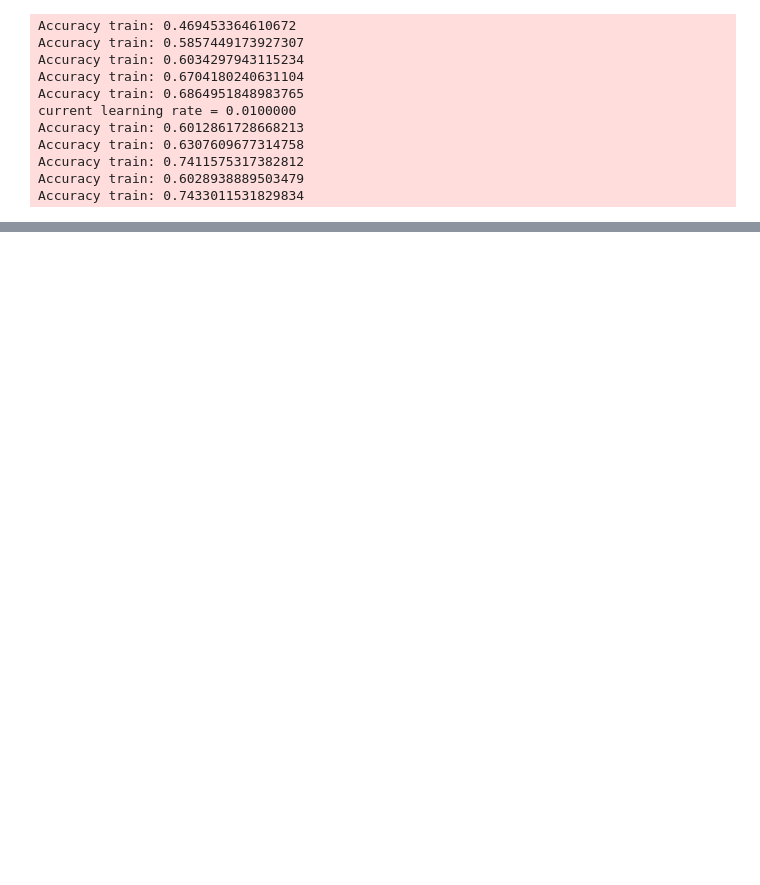
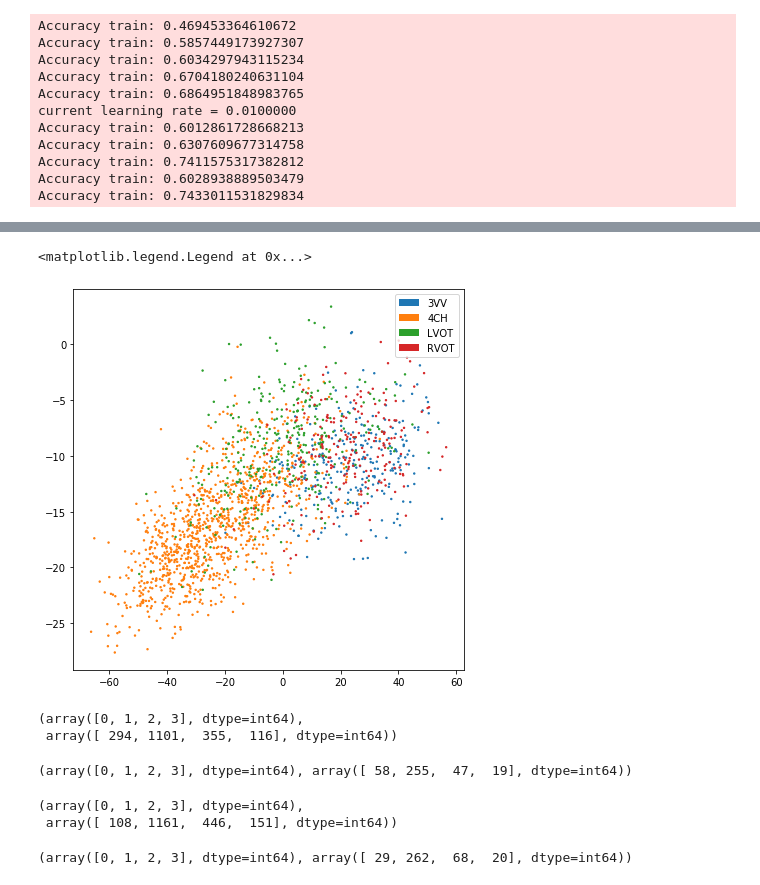
Before and after one commit to einbandi/latent-projective-interventions, a Jupyter notebook: sononet-ptsne.ipynb, the cells around one changed output, grey strips where cells are left out. Drawn from its saved outputs; the diff is of its cells as text; code cells hidden in the pictures; blank space fills up the shorter version.

```diff
--- a/sononet-ptsne.ipynb
+++ b/sononet-ptsne.ipynb
@@ -287,0 +347,3 @@ tensor([0, 0, 0, 0, 0, 0, 0, 0, 0, 0, 0, 0, 0, 0, 0, 0, 0, 0, 0, 0, 0, 0, 0, 0,
+# %%
+half_half_train = get_logits(model, 'train', softmax=False)
+half_half_test = get_logits(model, 'test', softmax=False)
@@ -287,0 +364,32 @@ tensor([0, 0, 0, 0, 0, 0, 0, 0, 0, 0, 0, 0, 0, 0, 0, 0, 0, 0, 0, 0, 0, 0, 0, 0,
+# %%
+projected_altered = ptsne(half_half_train[0].cuda()).cpu().detach()
+fig = plt.figure(figsize=(7,7))
+ax = fig.add_subplot(111)
+colors = [plt.cm.tab10.colors[i] for i in half_half_train[1]]
+ax.scatter(projected_altered[:,0], projected_altered[:,1], c=colors, s=2)
+#ax.set_aspect(1)
+recs = []
+for i in range(0,4):
+    recs.append(mpatches.Rectangle((0,0),1,1,fc=plt.cm.tab10.colors[i]))
+ax.legend(recs, [i.decode('UTF-8') for i in us_data['label_names'].value[cardiac_classes]],loc=1)
+# %% [output]
+<matplotlib.legend.Legend at 0x...>
+[figure, added]
+# %%
+np.unique(only_classification_train[0].softmax(dim=1).argmax(dim=1).numpy(),return_counts=True)
+# %% [output]
+(array([0, 1, 2, 3], dtype=int64),
+ array([ 294, 1101,  355,  116], dtype=int64))
+# %%
+np.unique(only_classification_test[0].softmax(dim=1).argmax(dim=1).numpy(),return_counts=True)
+# %% [output]
+(array([0, 1, 2, 3], dtype=int64), array([ 58, 255,  47,  19], dtype=int64))
+# %%
+np.unique(half_half_train[0].softmax(dim=1).argmax(dim=1).numpy(),return_counts=True)
+# %% [output]
+(array([0, 1, 2, 3], dtype=int64),
+ array([ 108, 1161,  446,  151], dtype=int64))
+# %%
+np.unique(half_half_test[0].softmax(dim=1).argmax(dim=1).numpy(),return_counts=True)
+# %% [output]
+(array([0, 1, 2, 3], dtype=int64), array([ 29, 262,  68,  20], dtype=int64))
```
Also changed, not shown: parts of 25 cells of this notebook.
